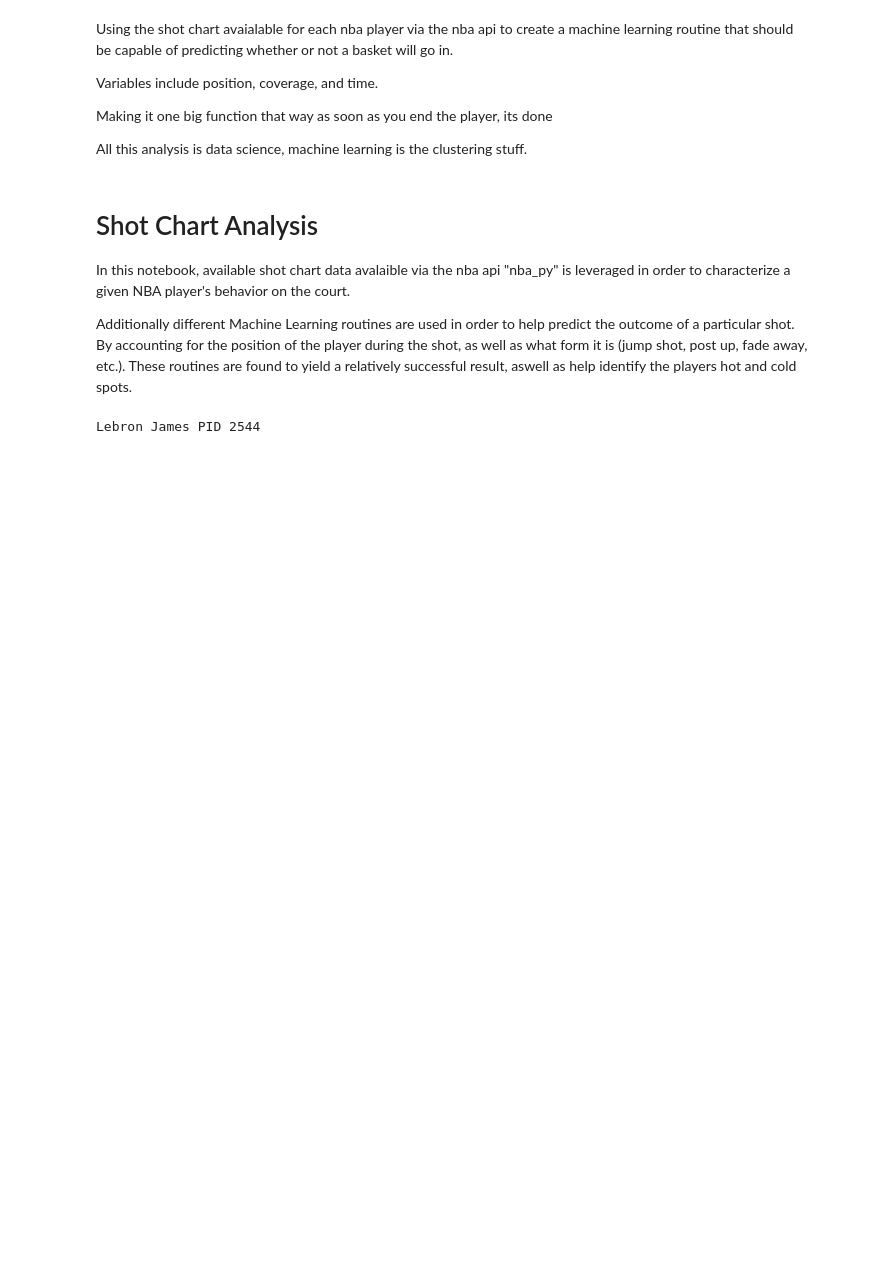
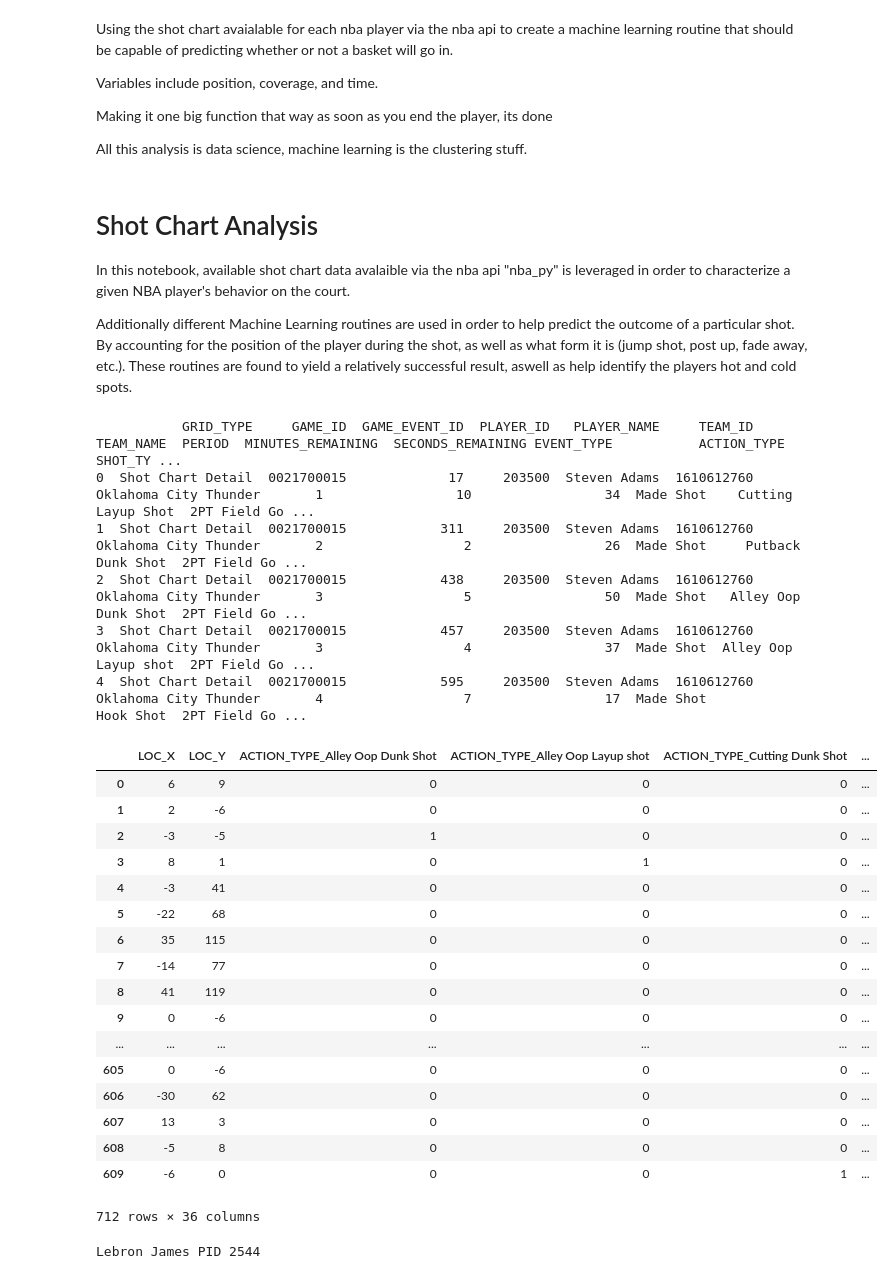
Before and after one commit to nkasmanoff/MLstuff, a Jupyter notebook: Phys476/project/Shot chart shots-v2.ipynb, the cells around one changed output. Saved outputs shown, nothing was run; the diff lists cells and outputs as text; code cells hidden in the pictures; blank space fills up the shorter version.

```diff
--- a/Phys476/project/Shot chart shots-v2.ipynb
+++ b/Phys476/project/Shot chart shots-v2.ipynb
@@ -47,6 +47,33 @@ playersdf
 PIDs = playersdf['PERSON_ID'].valuues
 # %%
 stevenadams = 203500
+# %%
+get_shotchart(stevenadams)
+# %% [output]
+           GRID_TYPE     GAME_ID  GAME_EVENT_ID  PLAYER_ID   PLAYER_NAME     TEAM_ID              TEAM_NAME  PERIOD  MINUTES_REMAINING  SECONDS_REMAINING EVENT_TYPE           ACTION_TYPE       SHOT_TY ...
+0  Shot Chart Detail  0021700015             17     203500  Steven Adams  1610612760  Oklahoma City Thunder       1                 10                 34  Made Shot    Cutting Layup Shot  2PT Field Go ...
+1  Shot Chart Detail  0021700015            311     203500  Steven Adams  1610612760  Oklahoma City Thunder       2                  2                 26  Made Shot     Putback Dunk Shot  2PT Field Go ...
+2  Shot Chart Detail  0021700015            438     203500  Steven Adams  1610612760  Oklahoma City Thunder       3                  5                 50  Made Shot   Alley Oop Dunk Shot  2PT Field Go ...
+3  Shot Chart Detail  0021700015            457     203500  Steven Adams  1610612760  Oklahoma City Thunder       3                  4                 37  Made Shot  Alley Oop Layup shot  2PT Field Go ...
+4  Shot Chart Detail  0021700015            595     203500  Steven Adams  1610612760  Oklahoma City Thunder       4                  7                 17  Made Shot             Hook Shot  2PT Field Go ...
+|  | LOC_X | LOC_Y | ACTION_TYPE_Alley Oop Dunk Shot | ACTION_TYPE_Alley Oop Layup shot | ACTION_TYPE_Cutting Dunk Shot | ... |
+| 0 | 6 | 9 | 0 | 0 | 0 | ... |
+| 1 | 2 | -6 | 0 | 0 | 0 | ... |
+| 2 | -3 | -5 | 1 | 0 | 0 | ... |
+| 3 | 8 | 1 | 0 | 1 | 0 | ... |
+| 4 | -3 | 41 | 0 | 0 | 0 | ... |
+| 5 | -22 | 68 | 0 | 0 | 0 | ... |
+| 6 | 35 | 115 | 0 | 0 | 0 | ... |
+| 7 | -14 | 77 | 0 | 0 | 0 | ... |
+| 8 | 41 | 119 | 0 | 0 | 0 | ... |
+| 9 | 0 | -6 | 0 | 0 | 0 | ... |
+| ... | ... | ... | ... | ... | ... | ... |
+| 605 | 0 | -6 | 0 | 0 | 0 | ... |
+| 606 | -30 | 62 | 0 | 0 | 0 | ... |
+| 607 | 13 | 3 | 0 | 0 | 0 | ... |
+| 608 | -5 | 8 | 0 | 0 | 0 | ... |
+| 609 | -6 | 0 | 0 | 0 | 1 | ... |
+712 rows × 36 columns
 # %%
 chart = shotchart.ShotChart(stevenadams)
 chartdf = chart.shot_chart()
```
Also changed, not shown: parts of 2 cells of this notebook, 1 other file.
